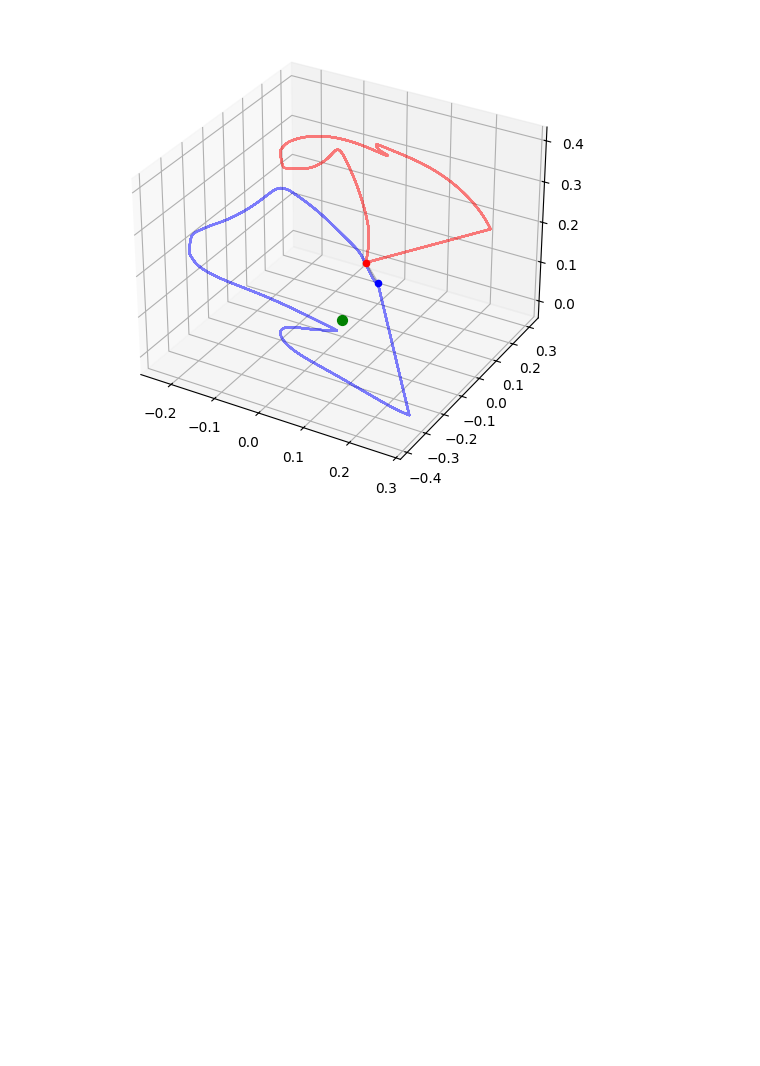
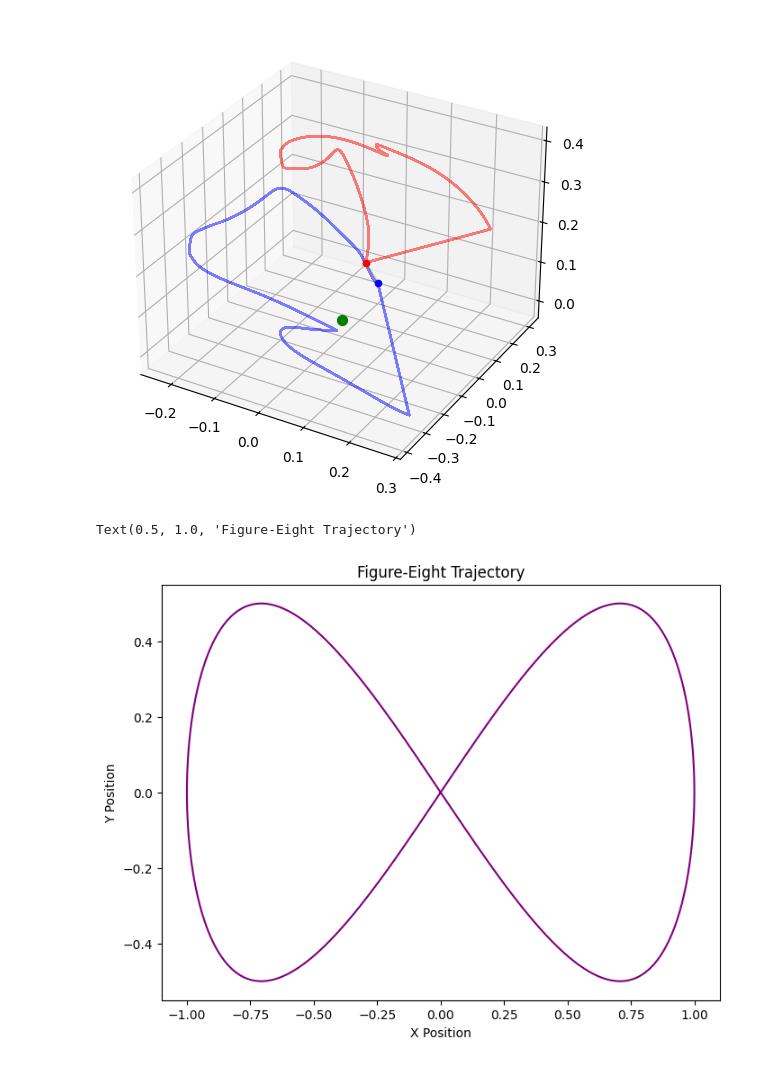
Before and after one commit to FLAIROx/JaxMARL, a Jupyter notebook: plot_test.ipynb, the cells around one changed output. Cells and saved outputs as stored; diff of their text form; code cells hidden in the pictures; blank space fills up the shorter version.

```diff
--- a/plot_test.ipynb
+++ b/plot_test.ipynb
@@ -246,3 +260,54 @@ ax6.scatter(0, 0, 0, c='green', s=50, label='Origin (0,0,0)', depthshade=True)
 # %% [output]
 <mpl_toolkits.mplot3d.art3d.Path3DCollection at 0x...>
 [figure]
+# %%
+import numpy as np
+import matplotlib.pyplot as plt
+
+# Parameters
+a = 1.0           # Lemniscate scale factor
+T = 2 * np.pi     # Full cycle duration
+N = 1000          # Number of points
+
+# Time vector
+t = np.linspace(0, T, N)
+
+# Scale factor and trajectory
+scale = 2 / (3 - np.cos(2 * t))
+x = scale * np.cos(t)
+y = scale * np.sin(2 * t) / 2
+
+
+
+def figure_eight(t, width=1.0, height=1.0, rounds=1):
+    """
+    Generate a figure-eight trajectory.
+
+    Parameters:
+    - t: 1D array of time instants (must be monotonic).
+    - width: Width (peak-to-peak) of the figure-8 in x.
+    - height: Height (peak-to-peak) of the figure-8 in y.
+    - rounds: Number of complete figure-8 loops over the span of t.
+    """
+    t0, t1 = t[0], t[-1]
+    # normalize to [0, 2π·rounds]
+    t_scaled = 2 * np.pi * rounds * (t - t0) / (t1 - t0)
+
+    x = width  * np.sin(t_scaled)
+    y = height * np.sin(2 * t_scaled) / 2
+
+    return x, y
+
+
+
+x, y = figure_eight(t, width=1.0, height=1.0)
+# Plot the figure-eight trajectory
+
+plt.figure(figsize=(8, 6))
+plt.plot(x, y, label='Figure-Eight Trajectory', color='purple')
+plt.xlabel('X Position')
+plt.ylabel('Y Position')
+plt.title('Figure-Eight Trajectory')
+# %% [output]
+Text(0.5, 1.0, 'Figure-Eight Trajectory')
+[figure, added]
```
Also changed, not shown: parts of 1 cell of this notebook, 4 other files.
